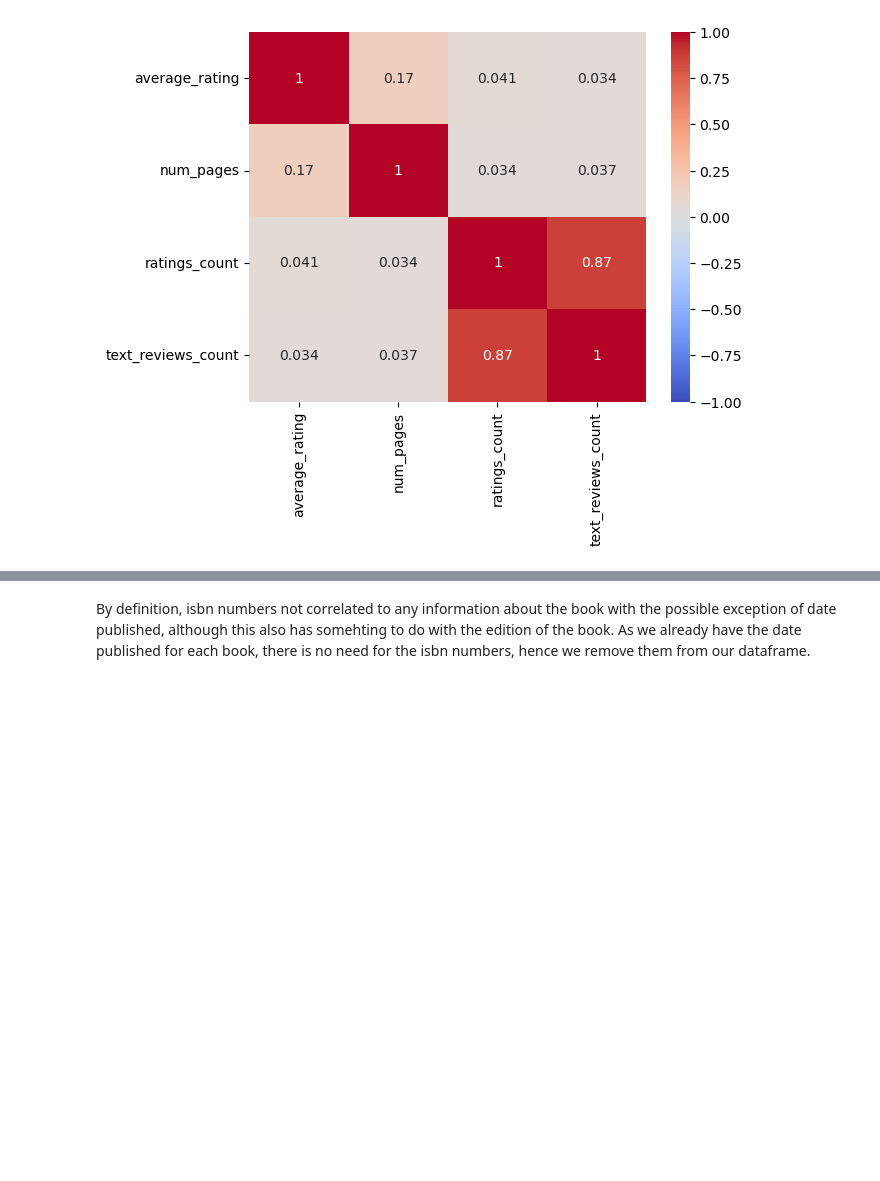
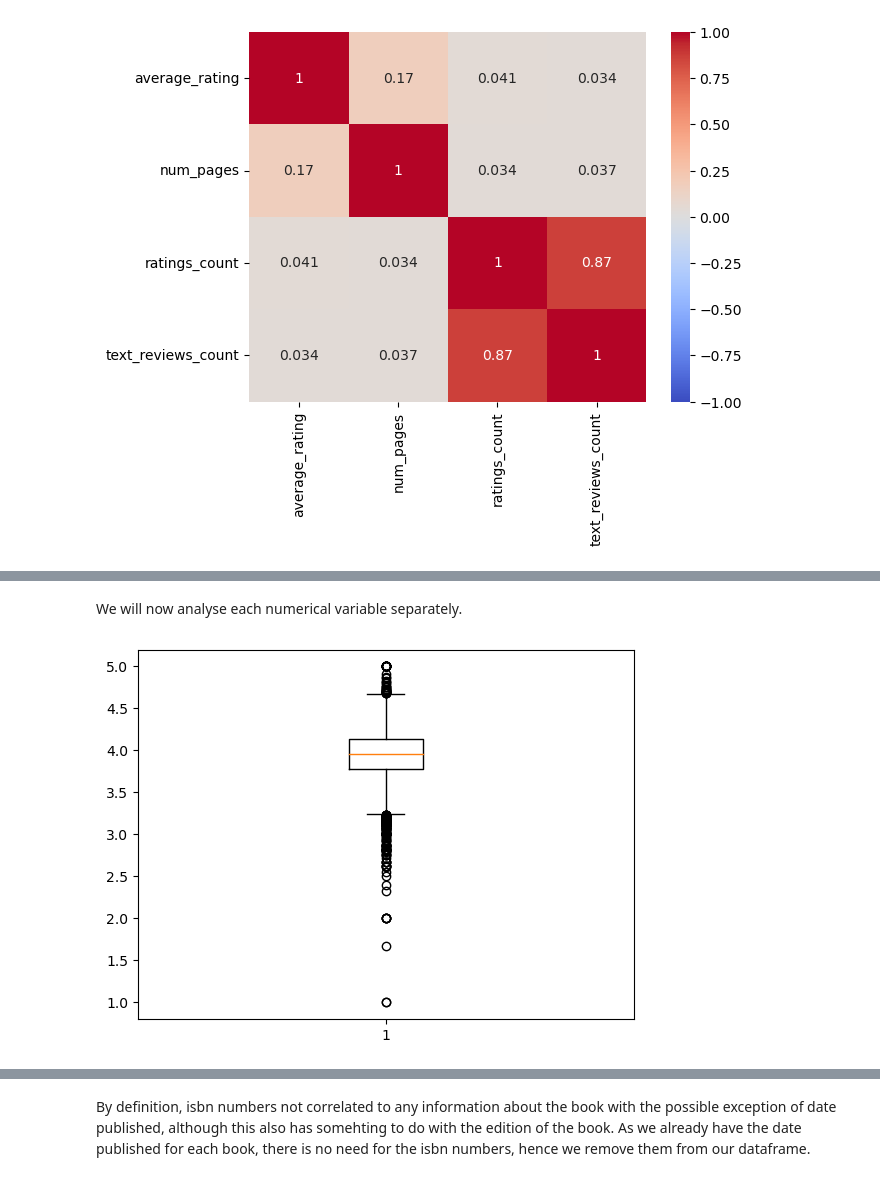
Before and after one commit to Huayra1/Book_prediction, a Jupyter notebook: bookpred.ipynb, the cells around one changed output, grey strips where cells are left out. Drawn from its saved outputs; the diff is of its cells as text; code cells hidden in the pictures; blank space fills up the shorter version.

```diff
--- a/bookpred.ipynb
+++ b/bookpred.ipynb
@@ -223,0 +269,7 @@ plt.show()
+# %% [markdown]
+We will now analyse each numerical variable separately.
+# %%
+plt.boxplot(df_corr["average_rating"])
+plt.show()
+# %% [output]
+[figure, added]
```
Also changed, not shown: parts of 13 cells of this notebook.
